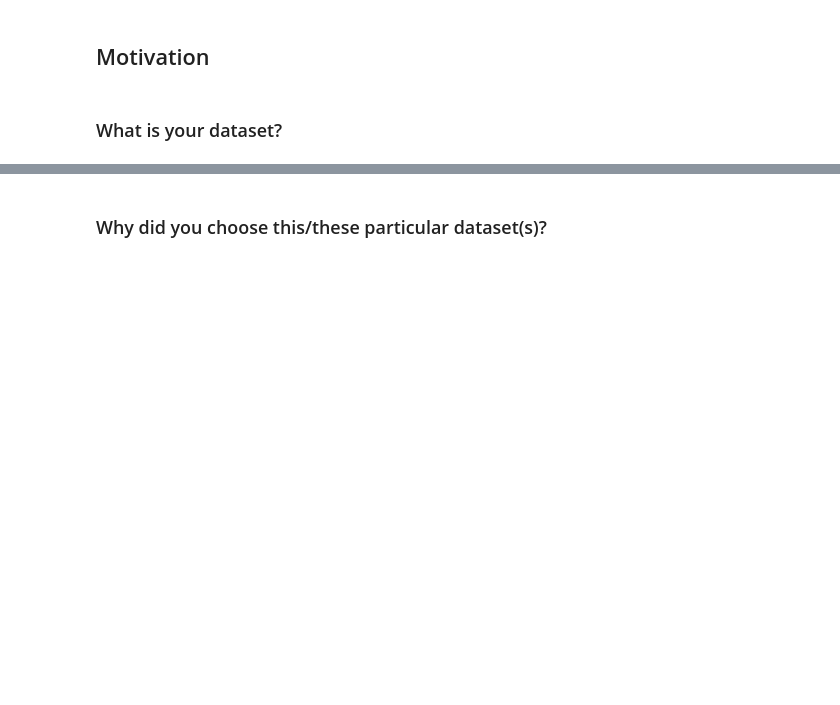
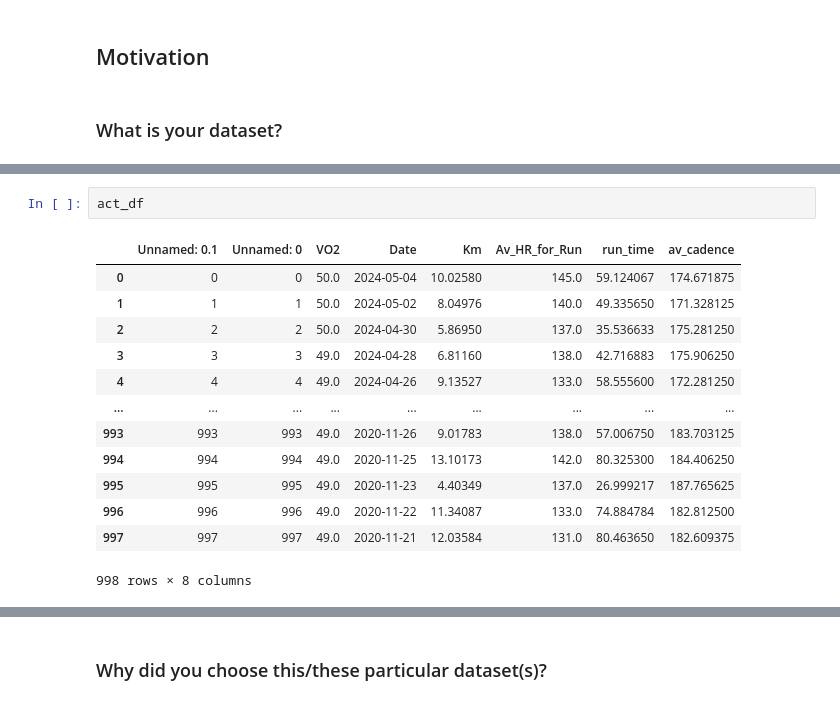
Before and after one commit to cats-and-the-city/explainer, a Jupyter notebook: explaier_notebook.ipynb, the cells around one changed output, grey strips where cells are left out. Cells and saved outputs as stored; diff of their text form; blank space fills up the shorter version.

```diff
--- a/explaier_notebook.ipynb
+++ b/explaier_notebook.ipynb
@@ -122,3 +267,19 @@ health_df
 | 1368 | 2024-03-30 | 60.0 | 43.0 | 9.316667 | 1 | 2024 - 1st | False | 5 | ... |
 | 1369 | 2024-03-31 | 59.0 | 22.0 | 7.950000 | 1 | 2024 - 1st | False | 6 | ... |
 1370 rows × 11 columns
+# %%
+act_df
+# %% [output]
+|  | Unnamed: 0.1 | Unnamed: 0 | VO2 | Date | Km | Av_HR_for_Run | run_time | av_cadence |
+| 0 | 0 | 0 | 50.0 | 2024-05-04 | 10.02580 | 145.0 | 59.124067 | 174.671875 |
+| 1 | 1 | 1 | 50.0 | 2024-05-02 | 8.04976 | 140.0 | 49.335650 | 171.328125 |
+| 2 | 2 | 2 | 50.0 | 2024-04-30 | 5.86950 | 137.0 | 35.536633 | 175.281250 |
+| 3 | 3 | 3 | 49.0 | 2024-04-28 | 6.81160 | 138.0 | 42.716883 | 175.906250 |
+| 4 | 4 | 4 | 49.0 | 2024-04-26 | 9.13527 | 133.0 | 58.555600 | 172.281250 |
+| ... | ... | ... | ... | ... | ... | ... | ... | ... |
+| 993 | 993 | 993 | 49.0 | 2020-11-26 | 9.01783 | 138.0 | 57.006750 | 183.703125 |
+| 994 | 994 | 994 | 49.0 | 2020-11-25 | 13.10173 | 142.0 | 80.325300 | 184.406250 |
+| 995 | 995 | 995 | 49.0 | 2020-11-23 | 4.40349 | 137.0 | 26.999217 | 187.765625 |
+| 996 | 996 | 996 | 49.0 | 2020-11-22 | 11.34087 | 133.0 | 74.884784 | 182.812500 |
+| 997 | 997 | 997 | 49.0 | 2020-11-21 | 12.03584 | 131.0 | 80.463650 | 182.609375 |
+998 rows × 8 columns
```
Also changed, not shown: parts of 35 cells of this notebook.
